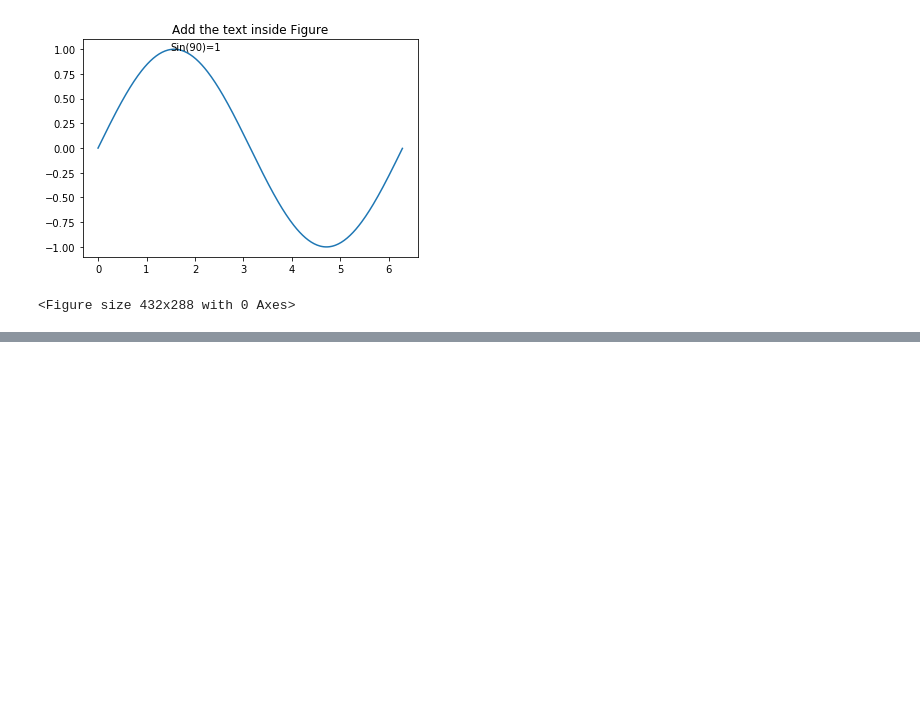
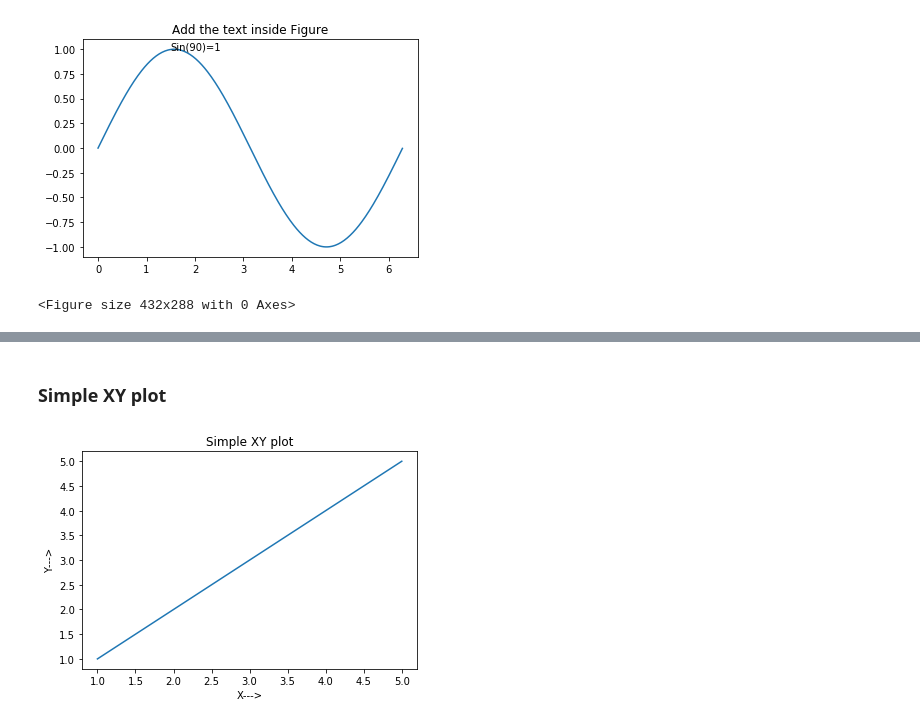
Before and after one commit to k21k/Python-Notes, a Jupyter notebook: Learning Notes/Learning Notes 7 - Matplotlib.ipynb, the cells around one changed output, grey strips where cells are left out. Saved outputs shown, nothing was run; the diff lists cells and outputs as text; code cells hidden in the pictures; blank space fills up the shorter version.

```diff
--- a/Learning Notes/Learning Notes 7 - Matplotlib.ipynb
+++ b/Learning Notes/Learning Notes 7 - Matplotlib.ipynb
@@ -329,0 +411,20 @@ plt.savefig("TextFigurePlot.jpeg")
+# %% [markdown]
+### Simple XY plot
+# %%
+import matplotlib.pyplot as plt
+
+x = [1, 2, 3, 4, 5]
+y = x
+
+fig1 = plt.figure()              # Get an empty figure
+
+ax = fig1.add_subplot(1,1,1)     # Get the axes instance at 1st location in 1x1 grid
+ax.plot(x, y)
+
+ax.set_xlabel('X--->')
+ax.set_ylabel('Y--->')
+ax.set_title('Simple XY plot')
+
+plt.show()
+# %% [output]
+[figure, added]
```
Also changed, not shown: parts of 19 cells of this notebook, 4 other files.
